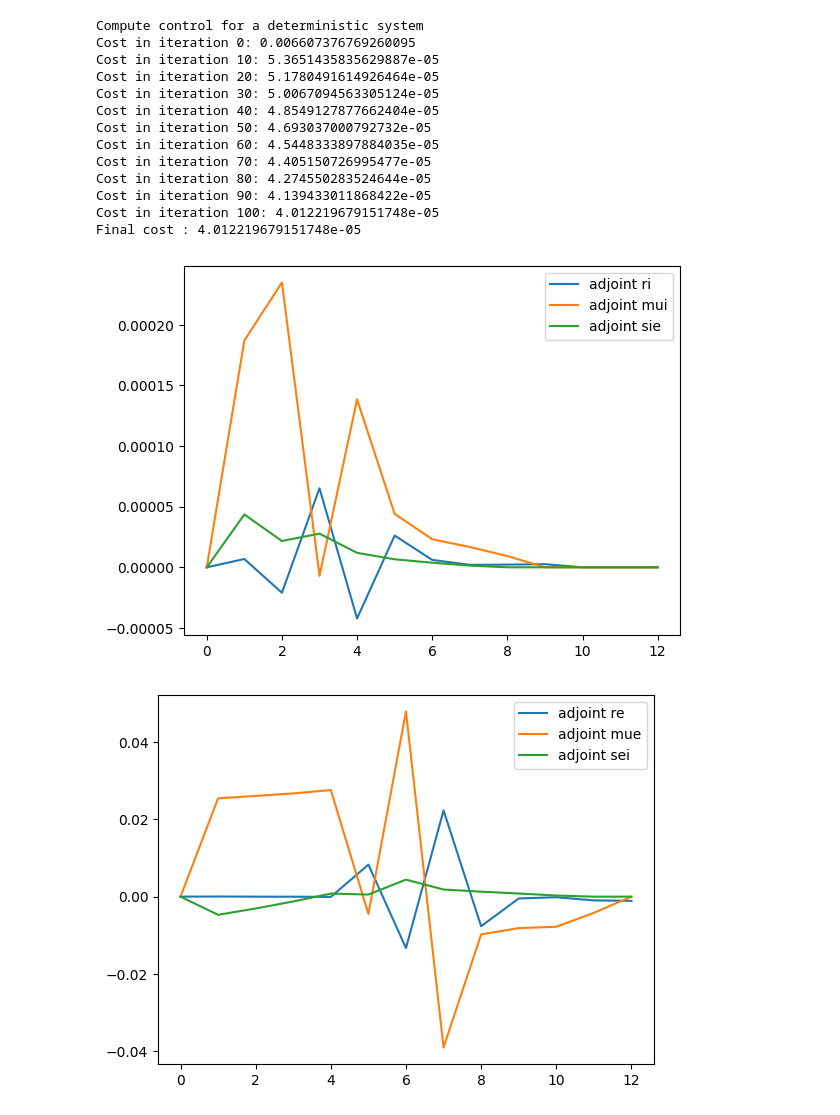
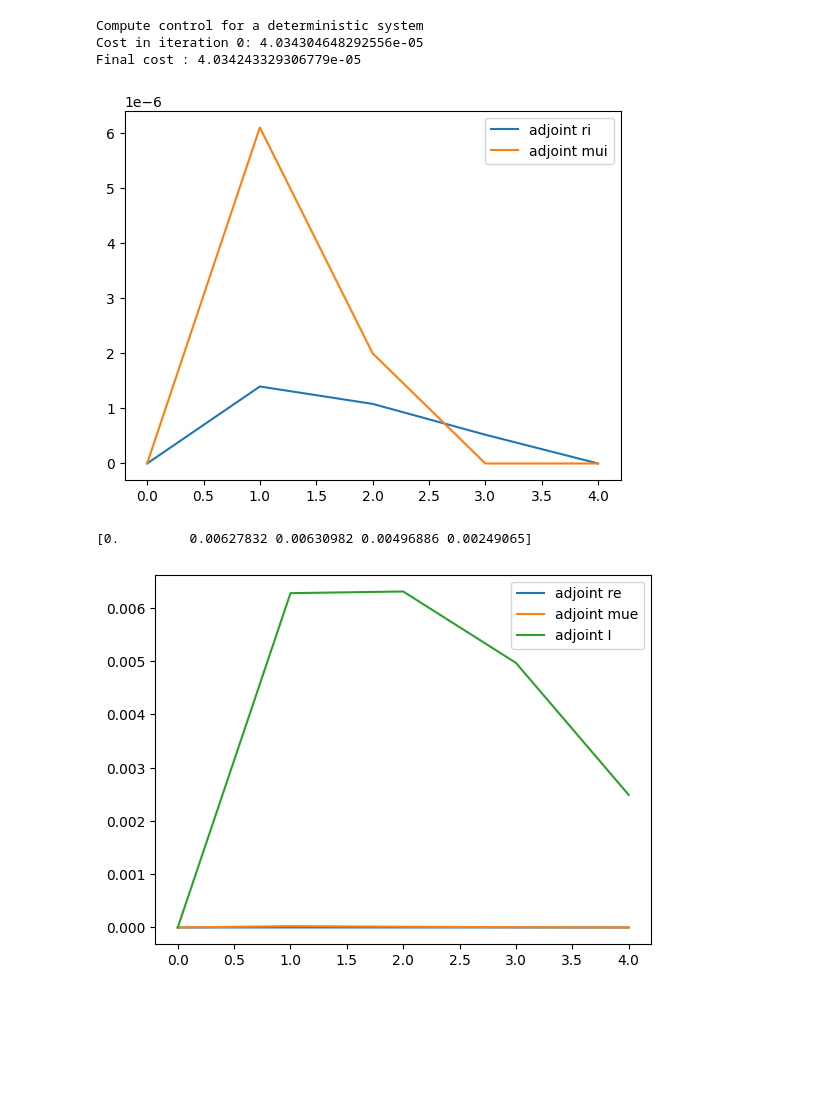
Before and after one commit to neurolib-dev/neurolib, a Jupyter notebook: examples/example-5-optimal-control/example-5.5-oc-aln-model-deterministic.ipynb, the cells around one changed output. Cells and saved outputs as stored; diff of their text form; code cells hidden in the pictures; blank space fills up the shorter version.

Commit message:
minimal version of adaptation control

```diff
--- a/examples/example-5-optimal-control/example-5.5-oc-aln-model-deterministic.ipynb
+++ b/examples/example-5-optimal-control/example-5.5-oc-aln-model-deterministic.ipynb
@@ -104,14 +106,15 @@ input[0,4] = 8.*amplitude
 #input[0,14] = 8.*amplitude
 # %%
 # We set the stimulus in x and y variables, and run the simulation
-model.params["ext_exc_current"] = zero_input
-model.params["ext_inh_current"] = input
+model.params["ext_exc_current"] = input
+model.params["ext_inh_current"] = zero_input
 model.run()
 
 # Define the result of the stimulation as target
-t0 = np.concatenate( (model.params["rates_exc_init"][:, np.newaxis, -1], model.params["rates_inh_init"][:, np.newaxis, -1]), axis=1)[:,:,np.newaxis]
-t1 = np.stack( (model.rates_exc, model.rates_inh), axis=1)
+t0 = np.concatenate( (model.params["rates_exc_init"][:, np.newaxis, -1], model.params["rates_inh_init"][:, np.newaxis, -1], model.params["IA_init"][:, np.newaxis, -1]), axis=1)[:,:,np.newaxis]
+t1 = np.stack( (model.rates_exc, model.rates_inh, model.IA), axis=1)
 target = np.concatenate((t0, t1), axis=2)
+print(target.shape)
 target_input = np.concatenate( (input,zero_input), axis=0)[np.newaxis,:,:]
 
 # Remove stimuli and re-run the simulation
@@ -121,21 +124,31 @@ control = np.concatenate( (zero_input,zero_input), axis=0)[np.newaxis,:,:]
 model.run()
 
 # combine initial value and simulation result to one array
-s0 = np.concatenate( (model.params["rates_exc_init"][:, np.newaxis, -1], model.params["rates_inh_init"][:, np.newaxis, -1]), axis=1)[:,:,np.newaxis]
-s1 = np.stack( (model.rates_exc, model.rates_inh), axis=1)
+s0 = np.concatenate( (model.params["rates_exc_init"][:, np.newaxis, -1], model.params["rates_inh_init"][:, np.newaxis, -1], model.params["IA_init"][:, np.newaxis, -1]), axis=1)[:,:,np.newaxis]
+s1 = np.stack( (model.rates_exc, model.rates_inh, model.IA), axis=1)
 state = np.concatenate((s0, s1), axis=2)
 
 plot_oc_singlenode(duration, dt, state, target, control, target_input)
 
 if True:
+    print("e rate")
     plt.plot(target[0,0,:])
     plt.plot(state[0,0,:])
     #plt.ylim(0.9*state[0,1,-1],1.1*state[0,1,-1])
     plt.show()
 
 if True:
+    print("I rate")
     plt.plot(target[0,1,:])
     plt.plot(state[0,1,:])
     #plt.ylim(0.9*state[0,1,-1],1.1*state[0,1,-1])
     plt.show()
+
+if True:
+    print("IA")
+    plt.plot(target[0,2,:])
+    plt.plot(state[0,2,:])
+    print(target[0,2,:] - state[0,2,:])
+    #plt.ylim(0.9*state[0,1,-1],1.1*state[0,1,-1])
+    plt.show()
 # %% [output]
@@ -145,45 +165,42 @@ if True:
 # %%
-cost_mat = np.zeros((1,2))
-cost_mat[0,0] = 1
+cost_mat = np.zeros((1,len(model.output_vars)))
+cost_mat[0,2] = 1
 
-control_mat = np.zeros((1,2))
+control_mat = np.zeros((1,len(model.input_vars)))
 control_mat[0,1] = 1
 
 model_controlled = oc_aln.OcAln(model, target, print_array=np.arange(0,1001,10), cost_matrix = cost_mat, control_matrix=control_mat)
 model_controlled.update_input()
 
-model_controlled.optimize(100)
+model_controlled.optimize(1)
 
 plt.plot(model_controlled.adjoint_state[0,1,:], label="adjoint ri")
 plt.plot(model_controlled.adjoint_state[0,3,:], label="adjoint mui")
-plt.plot(model_controlled.adjoint_state[0,7,:], label="adjoint sie")
+#plt.plot(model_controlled.adjoint_state[0,7,:], label="adjoint sie")
 plt.legend()
 plt.show()
+
 plt.plot(model_controlled.adjoint_state[0,0,:], label="adjoint re")
 plt.plot(model_controlled.adjoint_state[0,2,:], label="adjoint mue")
-plt.plot(model_controlled.adjoint_state[0,6,:], label="adjoint sei")
-
+plt.plot(model_controlled.adjoint_state[0,4,:], label="adjoint I")
+print(model_controlled.adjoint_state[0,4,:])
 plt.legend()
 plt.show()
+
 plt.plot(model_controlled.gradient[0,0,:], label="gradient ue")
 plt.plot(model_controlled.gradient[0,1,:], label="gradient ui")
 plt.legend()
 plt.show()
 
-plot_oc_singlenode(duration, dt, model_controlled.get_xs(), target, model_controlled.control, target_input, model_controlled.cost_history)
+plt.plot(model_controlled.get_xs()[0,2,:])
+plt.plot(model_controlled.target[0,2,:])
+plt.show()
+
+#plot_oc_singlenode(duration, dt, model_controlled.get_xs(), target, model_controlled.control, target_input, model_controlled.cost_history)
 # %% [output]
 Compute control for a deterministic system
-Cost in iteration 0: 0.006607376769260095
-Cost in iteration 10: 5.3651435835629887e-05
-Cost in iteration 20: 5.1780491614926464e-05
-Cost in iteration 30: 5.0067094563305124e-05
-Cost in iteration 40: 4.8549127877662404e-05
-Cost in iteration 50: 4.693037000792732e-05
-Cost in iteration 60: 4.5448333897884035e-05
-Cost in iteration 70: 4.405150726995477e-05
-Cost in iteration 80: 4.274550283524644e-05
-Cost in iteration 90: 4.139433011868422e-05
-Cost in iteration 100: 4.012219679151748e-05
-Final cost : 4.012219679151748e-05
+Cost in iteration 0: 4.034304648292556e-05
+Final cost : 4.034243329306779e-05
-[figure, old version]
+[figure, new version]
+[0.         0.00627832 0.00630982 0.00496886 0.00249065]
-[figure, old version]
+[figure, new version]
```
Also changed, not shown: parts of 5 cells of this notebook, 8 other files.
